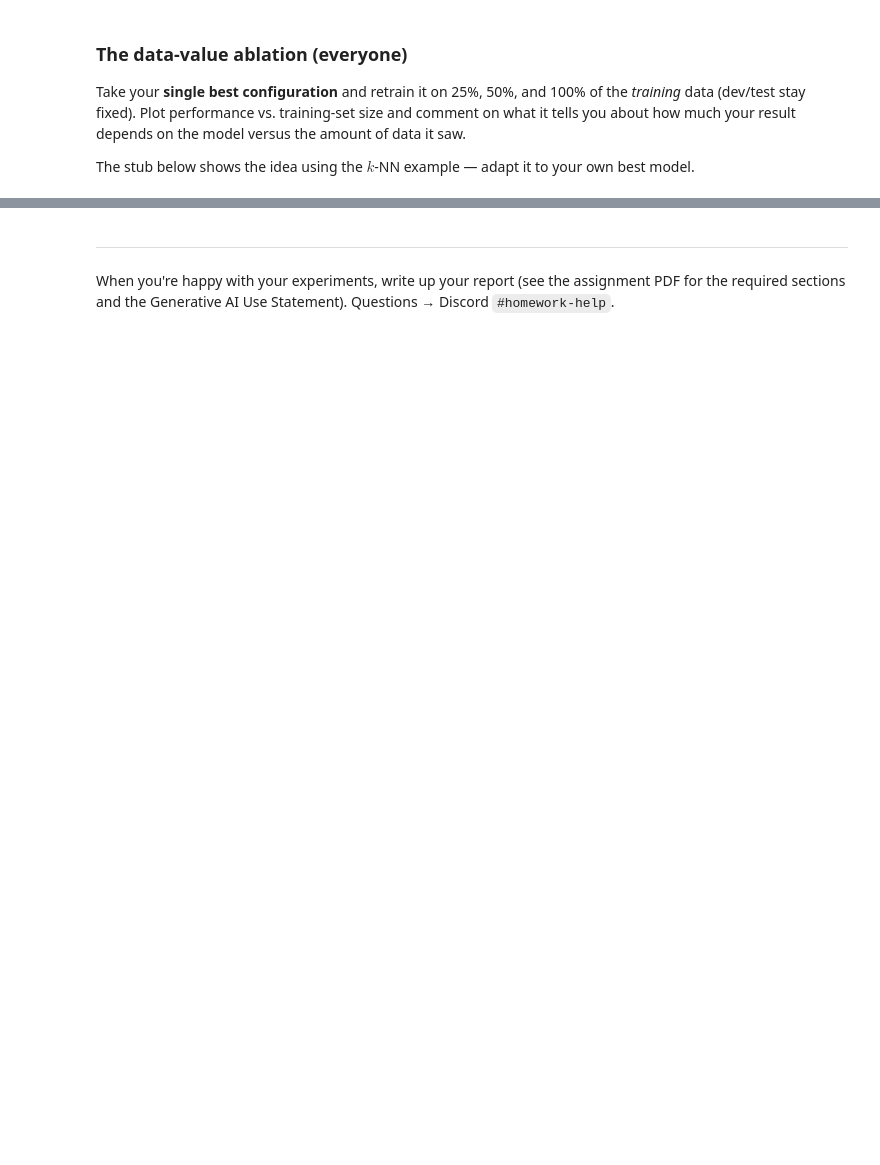
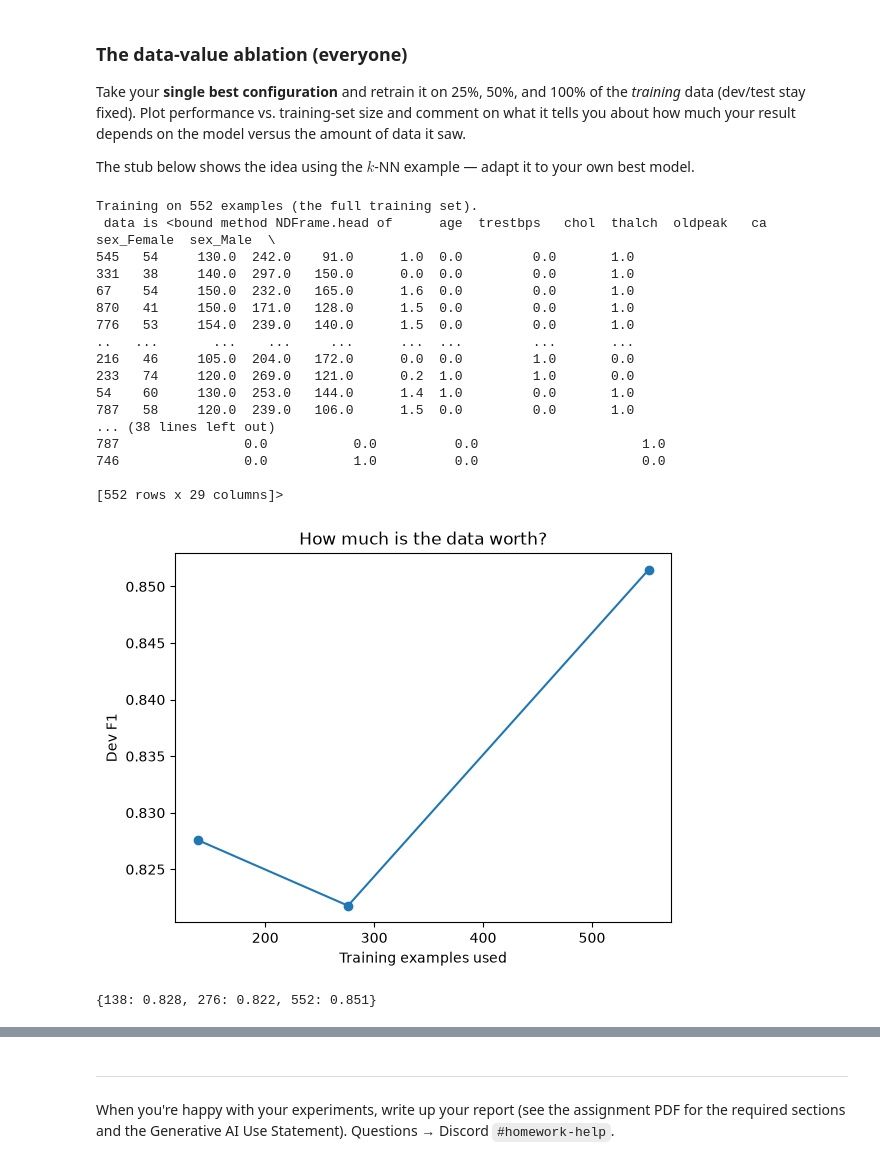
Before and after one commit to mhage82/ARI510, a Jupyter notebook: notebooks/lab1_starter_mohammad_hassan.ipynb, the cells around one changed output, grey strips where cells are left out. Saved outputs shown, nothing was run; the diff lists cells and outputs as text; code cells hidden in the pictures; blank space fills up the shorter version.

```diff
--- a/notebooks/lab1_starter_mohammad_hassan.ipynb
+++ b/notebooks/lab1_starter_mohammad_hassan.ipynb
@@ -106,0 +249,22 @@ print(confusion_matrix(y_dev, dev_pred))
+# %%
+k_values = [1, 3, 5, 7, 9, 25,50,101,201]
+knn_results = []
+for k in k_values:
+    knn = Pipeline([
+        ('scale', StandardScaler()),
+        ('knn', KNeighborsClassifier(n_neighbors=k)),
+    ])
+    knn.fit(X_train_final, y_train)
+
+    dev_pred = knn.predict(X_dev_final)
+    knn_results.append({
+        "k": k,
+        "recall": recall_score(y_dev, dev_pred),
+        "precision": precision_score(y_dev, dev_pred),
+        "f1": f1_score(y_dev, dev_pred),
+        "accuracy": accuracy_score(y_dev, dev_pred)
+    })
+knn_results_df = pd.DataFrame(knn_results)
+knn_results_df = knn_results_df.sort_values(by=["recall", "precision"],
+                                            ascending=[False, False])
+knn_results_df.style.hide(axis="index")
@@ -131,18 +433,53 @@ The stub below shows the idea using the $k$-NN example — adapt it to your own
 # %%
 # YOUR TURN: adapt this to your BEST model, and pick the metric you care about.
 fractions = [0.25, 0.50, 1.00]
 sizes, scores = [], []
 for frac in fractions:
-    X_sub = X_train.sample(frac=frac, random_state=0)
+    X_sub = X_train_final.sample(frac=frac, random_state=0)
     y_sub = y_train.loc[X_sub.index]
-    model = Pipeline([('scale', StandardScaler()),
-                      ('knn', KNeighborsClassifier(n_neighbors=5))]).fit(X_sub, y_sub)
+    if frac == 1.00:
+        print(f"Training on {len(X_sub)} examples (the full training set).")
+        print(f" data is {X_sub.head}")
+    forest_model = RandomForestClassifier(n_estimators=100, min_samples_leaf=5, max_depth=5, random_state=23)
+    forest_model.fit(X_sub, y_sub)
+
+    dev_pred = forest_model.predict(X_dev_final)
+    forrest_results.append({
+        "n_estimators": n,
+        "min_samples_leaf": leaf_size,
+        "max_depth": depth,
+        "recall": recall_score(y_dev, dev_pred),
+        "precision": precision_score(y_dev, dev_pred),
+        "f1": f1_score(y_dev, dev_pred),
+        "accuracy": accuracy_score(y_dev, dev_pred)
+    })
+
     sizes.append(len(X_sub))
-    scores.append(f1_score(y_dev, model.predict(X_dev)))
+    scores.append(f1_score(y_dev, forest_model.predict(X_dev_final)))
 
 plt.plot(sizes, scores, marker='o')
 plt.xlabel('Training examples used')
 plt.ylabel('Dev F1')
 plt.title('How much is the data worth?')
 plt.show()
 print(dict(zip(sizes, [round(s, 3) for s in scores])))
+# %% [output]
+Training on 552 examples (the full training set).
+ data is <bound method NDFrame.head of      age  trestbps   chol  thalch  oldpeak   ca  sex_Female  sex_Male  \
+545   54     130.0  242.0    91.0      1.0  0.0         0.0       1.0
+331   38     140.0  297.0   150.0      0.0  0.0         0.0       1.0
+67    54     150.0  232.0   165.0      1.6  0.0         0.0       1.0
+870   41     150.0  171.0   128.0      1.5  0.0         0.0       1.0
+776   53     154.0  239.0   140.0      1.5  0.0         0.0       1.0
+..   ...       ...    ...     ...      ...  ...         ...       ...
+216   46     105.0  204.0   172.0      0.0  0.0         1.0       0.0
+233   74     120.0  269.0   121.0      0.2  1.0         1.0       0.0
+54    60     130.0  253.0   144.0      1.4  1.0         0.0       1.0
+787   58     120.0  239.0   106.0      1.5  0.0         0.0       1.0
+... (38 lines left out)
+787                0.0           0.0          0.0                     1.0
+746                0.0           1.0          0.0                     0.0
+
+[552 rows x 29 columns]>
+[figure, added]
+{138: 0.828, 276: 0.822, 552: 0.851}
```
Also changed, not shown: parts of 18 cells of this notebook, 5 other files.
